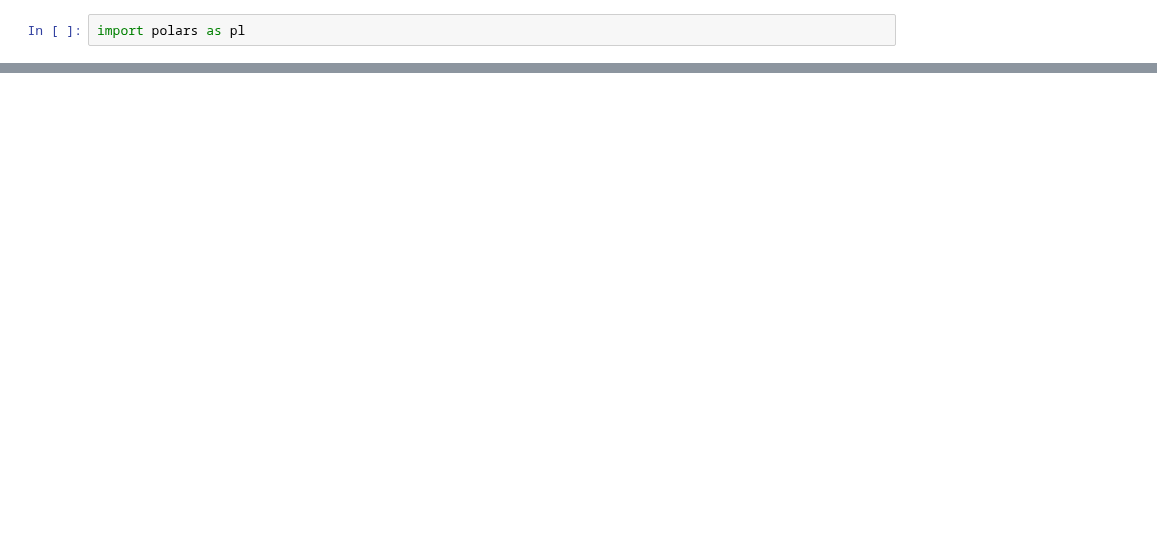
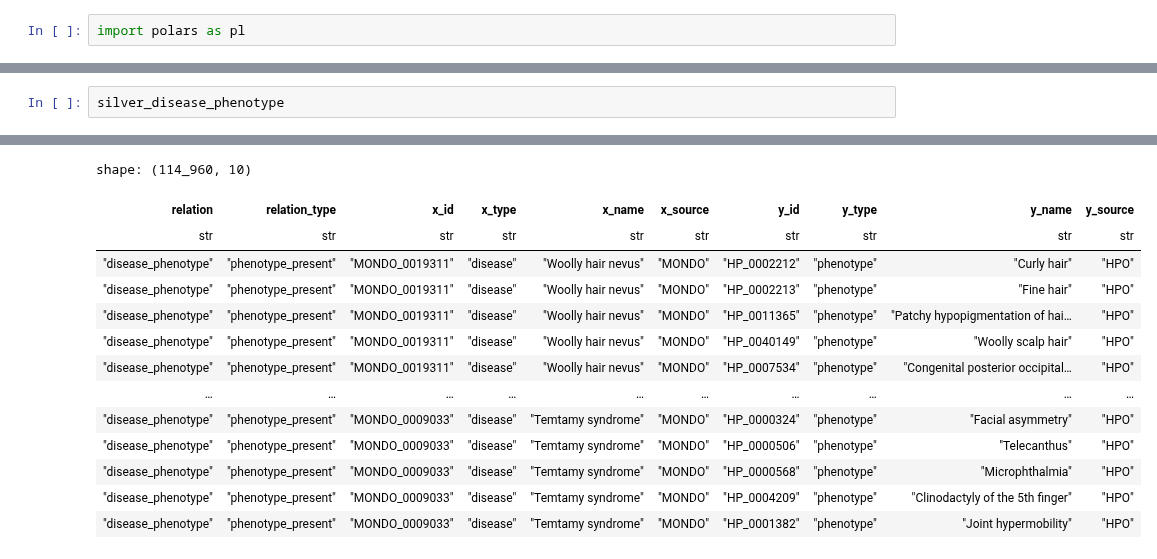
Before and after one commit to mims-harvard/OptimusKG, a Jupyter notebook: notebooks/opentargets.ipynb, the cells around one changed output, grey strips where cells are left out. Drawn from its saved outputs; the diff is of its cells as text; blank space fills up the shorter version.

Commit message:
Add disease phenotype edges (#68)

```diff
--- a/notebooks/opentargets.ipynb
+++ b/notebooks/opentargets.ipynb
@@ -103,0 +160,3 @@ shape: (6_637, 10)
+# %%
+silver_disease_phenotype
+# %% [output]
@@ -103,0 +164,14 @@ shape: (6_637, 10)
+shape: (114_960, 10)
+| relation | relation_type | x_id | x_type | x_name | x_source | y_id | y_type | y_name | y_source |
+| str | str | str | str | str | str | str | str | str | str |
+| "disease_phenotype" | "phenotype_present" | "MONDO_0019311" | "disease" | "Woolly hair nevus" | "MONDO" | "HP_0002212" | "phenotype" | "Curly hair" | "HPO" |
+| "disease_phenotype" | "phenotype_present" | "MONDO_0019311" | "disease" | "Woolly hair nevus" | "MONDO" | "HP_0002213" | "phenotype" | "Fine hair" | "HPO" |
+| "disease_phenotype" | "phenotype_present" | "MONDO_0019311" | "disease" | "Woolly hair nevus" | "MONDO" | "HP_0011365" | "phenotype" | "Patchy hypopigmentation of hai… | "HPO" |
+| "disease_phenotype" | "phenotype_present" | "MONDO_0019311" | "disease" | "Woolly hair nevus" | "MONDO" | "HP_0040149" | "phenotype" | "Woolly scalp hair" | "HPO" |
+| "disease_phenotype" | "phenotype_present" | "MONDO_0019311" | "disease" | "Woolly hair nevus" | "MONDO" | "HP_0007534" | "phenotype" | "Congenital posterior occipital… | "HPO" |
+| … | … | … | … | … | … | … | … | … | … |
+| "disease_phenotype" | "phenotype_present" | "MONDO_0009033" | "disease" | "Temtamy syndrome" | "MONDO" | "HP_0000324" | "phenotype" | "Facial asymmetry" | "HPO" |
+| "disease_phenotype" | "phenotype_present" | "MONDO_0009033" | "disease" | "Temtamy syndrome" | "MONDO" | "HP_0000506" | "phenotype" | "Telecanthus" | "HPO" |
+| "disease_phenotype" | "phenotype_present" | "MONDO_0009033" | "disease" | "Temtamy syndrome" | "MONDO" | "HP_0000568" | "phenotype" | "Microphthalmia" | "HPO" |
+| "disease_phenotype" | "phenotype_present" | "MONDO_0009033" | "disease" | "Temtamy syndrome" | "MONDO" | "HP_0004209" | "phenotype" | "Clinodactyly of the 5th finger" | "HPO" |
+| "disease_phenotype" | "phenotype_present" | "MONDO_0009033" | "disease" | "Temtamy syndrome" | "MONDO" | "HP_0001382" | "phenotype" | "Joint hypermobility" | "HPO" |
```
Also changed, not shown: parts of 13 cells of this notebook, 46 other files.
